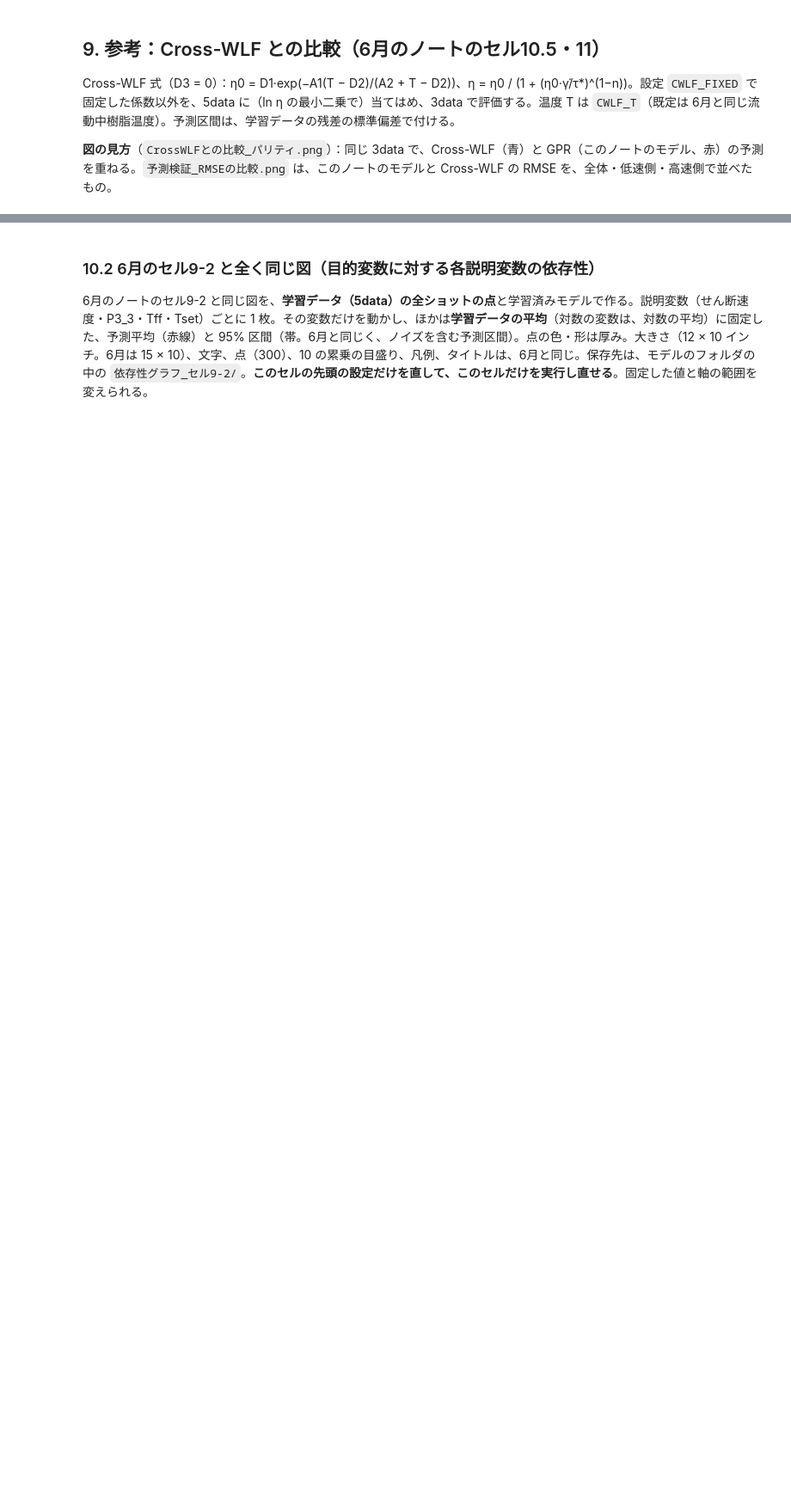
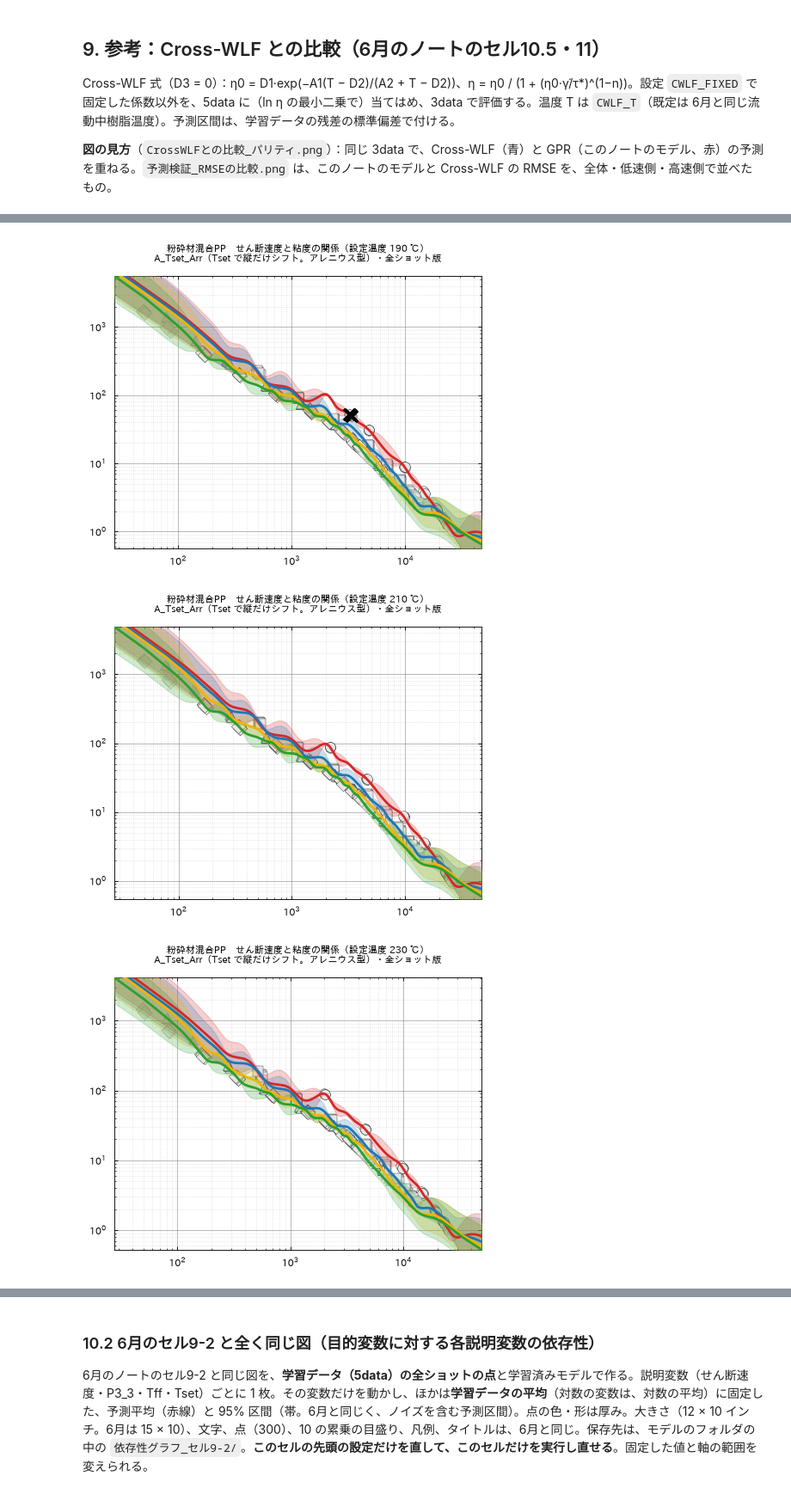
Before and after one commit to tomolist/gaussian-process3, a Jupyter notebook: 01_機械学習コードフォルダ/材料別_温度シフトファクター検討/材料別_温度シフト機械学習コード/材料別_温度シフトGPR_ARD対応Matern52＋線形＋ホワイトノイズ.ipynb, the cells around one changed output, grey strips where cells are left out. Shown at 86% size. Drawn from its saved outputs; the diff is of its cells as text; code cells hidden in the pictures; blank space fills up the shorter version.

```diff
--- a/01_機械学習コードフォルダ/材料別_温度シフトファクター検討/材料別_温度シフト機械学習コード/材料別_温度シフトGPR_ARD対応Matern52＋線形＋ホワイトノイズ.ipynb
+++ b/01_機械学習コードフォルダ/材料別_温度シフトファクター検討/材料別_温度シフト機械学習コード/材料別_温度シフトGPR_ARD対応Matern52＋線形＋ホワイトノイズ.ipynb
@@ -2335,12 +2575,14 @@ FLOW_XLIM = {"temperature": None, "thickness": None}   # 横軸（せん断速
 FLOW_YLIM = {"temperature": None, "thickness": None}   # 縦軸（粘度 [Pa·s]）の範囲。同じ書き方
 FLOW_FIGSIZE = (6, 5)             # 図の大きさ（幅, 高さ）[インチ]（6月は 15 × 10。10-15 に 12 × 10 へ変更）
 FLOW_DPI = None                     # 保存する PNG の解像度（None なら FIG_DPI〔既定 600 dpi〕）
-FLOW_FONT = {"axis": 10, "legend": 10, "title": 10, "tick": 10}   # 軸名・凡例・タイトル・目盛り数字の文字サイズ（6月のセル9-2 と同じ）
-FLOW_MARKER = 300                   # 点の大きさ（条件平均のとき。面積）
-FLOW_MARKER_SHOT = 150               # 点の大きさ（ショットごとのとき）
+FLOW_FONT = {"axis": 15, "legend": 10, "title": 10, "tick": 10}   # 軸名・凡例・タイトル・目盛り数字の文字サイズ（6月のセル9-2 と同じ）
+FLOW_MARKER = 100                   # 点の大きさ（条件平均のとき。面積）
+FLOW_MARKER_SHOT = 110               # 点の大きさ（ショットごとのとき）
 FLOW_LINE = 2.5                     # 予測線の太さ
-FLOW_POINT_COLOR = True             # データ点に色を付けるか。True：色付き（今までどおり）／False：色なし（塗りつぶしなしの黒い枠線。検証〔3data〕の点は灰色の枠線。点の形で厚み・温度を見分ける）
-FLOW_POINT_EDGE = 1.5               # 色なし（FLOW_POINT_COLOR = False）のときの、点の枠線の太さ [pt]
+FLOW_POINT_COLOR = False             # データ点に色を付けるか。True：色付き（今までどおり）／False：色なし（塗りつぶし〔FLOW_POINT_FILL〕と黒い枠線。検証〔3data〕の点は灰色の枠線。点の形で厚み・温度を見分ける）
+FLOW_POINT_EDGE = 0.3              # 点の枠線の太さ [pt]。数なら、色付き・色なしとも、すべての点（学習・検証）をその太さにする（0 で枠線なし）／None＝今までどおり（色付き：学習 0.6・検証 2.5・全厚み共通の図 0.5、色なし：1.5）
+FLOW_POINT_FILL = "0.9"               # 色なしのときの、点の塗りつぶしの色。"white"（既定）・"lightgray"・"0.8"（0＝黒〜1＝白の灰色）・"#ffe0e0" など
+FLOW_POINT_FILL_ALPHA = 1.0         # 色なしのときの、塗りつぶしの濃さ（0〜1。1 で不透明。小さくすると点の後ろの予測線・帯が透ける。枠線は不透明のまま）
 FLOW_LEGEND_SEPARATE = True         # True：凡例をグラフ本体に付けず、凡例だけを別の画像（<図の名前>_凡例.png）に保存する（全厚み共通の温度ごとの図の「固定した値」も、凡例の画像に書く）／False：グラフの中に凡例を付ける（総合図〔…_全温度〕は、どちらでも凡例を別の画像にする）
 FLOW_SHOW_TITLE = True              # タイトルを付けるか
 FLOW_SHOW_XLABEL = False            # 軸名を付けるか（6月のノートと同じく、既定は付けない）
@@ -2349,35 +2591,40 @@ FLOW_FORMATS = ["png"]              # 保存形式。"png"・"pdf"・"svg" か
 FLOW_SHOW_MODELS = [MAIN_KEY]       # 画面にも表示するモデル（全部表示すると重い）
 FLOW_EXTENDED = True                # True：軸の範囲を広げた拡張版（せん断速度_粘度_拡張版/ フォルダ。ここまでの設定はそのまま使う）も作る
 FLOW_EXT_XLIM = (1.0e2, 1.0e5)          # 拡張版の横軸（せん断速度 [1/s]）の範囲。予測線と帯は、この範囲いっぱいに描く
-FLOW_EXT_YLIM = (1, 1000.0)         # 拡張版の縦軸（粘度 [Pa·s]）の範囲
+FLOW_EXT_YLIM = (0.5, 1000.0)         # 拡張版の縦軸（粘度 [Pa·s]）の範囲
 # ==========================================
 n_saved = 0
-pt_kw = dict(point_color=FLOW_POINT_COLOR, point_edge=FLOW_POINT_EDGE, legend_separate=FLOW_LEGEND_SEPARATE)   # 点の色・枠線と、凡例を別の画像にするか（すべての図で共通）
+pt_kw = dict(point_color=FLOW_POINT_COLOR, point_edge=FLOW_POINT_EDGE, point_fill=FLOW_POINT_FILL, point_fill_alpha=FLOW_POINT_FILL_ALPHA,
+             legend_separate=FLOW_LEGEND_SEPARATE)   # 点の色・枠線・塗りつぶしと、凡例を別の画像にするか（すべての図で共通）
 for mat in FLOW_MATERIALS:
     pool = pd.concat([TRAIN[mat], TEST[mat]], ignore_index=True)
     train_c = set(TRAIN[mat]["cond"])
     for key in FLOW_MODELS:
         saved = flow_plot(FITS[(mat, key)], mat, pool, train_c, out_dir(mat, key, "せん断速度_粘度"), "せん断速度_粘度",
                           layouts=FLOW_LAYOUTS, band=FLOW_BAND, points=FLOW_POINTS, show_test=FLOW_SHOW_TEST, mark_sens=FLOW_MARK_SENS,
                           x_range=FLOW_X_RANGE, extend=FLOW_EXTEND, xlim=FLOW_XLIM, ylim=FLOW_YLIM, figsize=FLOW_FIGSIZE, dpi=FLOW_DPI, font=FLOW_FONT,
                           marker=FLOW_MARKER, marker_shot=FLOW_MARKER_SHOT, line=FLOW_LINE, show_title=FLOW_SHOW_TITLE, show_xlabel=FLOW_SHOW_XLABEL,
                           show_ylabel=FLOW_SHOW_YLABEL, formats=FLOW_FORMATS, show=SHOW_FIGS and key in FLOW_SHOW_MODELS, **pt_kw)
         n_saved += len(saved)
         if FLOW_COMMON:        # 加熱シリンダ温度ごとに、全厚みの点を重ね、厚みによらない共通の平均関数と区間を 1 本描く（6月のセル9-2 と同じ）
             saved = flow_plot_common(FITS[(mat, key)], mat, pool, train_c, out_dir(mat, key, "せん断速度_粘度"), "せん断速度_粘度", tr=TRAIN[mat],
                                      band=FLOW_BAND, points=FLOW_POINTS, common_xlim=FLOW_COMMON_XLIM, common_ylim=FLOW_COMMON_YLIM, legend_ncol=FLOW_COMMON_NCOL, x_range=FLOW_X_RANGE, extend=FLOW_EXTEND, figsize=FLOW_FIGSIZE, dpi=FLOW_DPI,
                                      font=FLOW_FONT, marker=FLOW_MARKER, marker_shot=FLOW_MARKER_SHOT, line=FLOW_LINE, show_title=FLOW_SHOW_TITLE,
                                      show_xlabel=FLOW_SHOW_XLABEL, show_ylabel=FLOW_SHOW_YLABEL, formats=FLOW_FORMATS, show=SHOW_FIGS and key in FLOW_SHOW_MODELS, **pt_kw)
             n_saved += len(saved)
         if FLOW_EXTENDED:      # 拡張版：軸の範囲だけを変えて、同じ図（厚みごと・設定温度ごと・全厚み共通・総合）を別フォルダに保存する
             ext_dir = out_dir(mat, key, "せん断速度_粘度_拡張版")
             ext_kw = dict(band=FLOW_BAND, points=FLOW_POINTS, x_range=FLOW_X_RANGE, extend=FLOW_EXTEND, figsize=FLOW_FIGSIZE, dpi=FLOW_DPI, font=FLOW_FONT, marker=FLOW_MARKER,
                           marker_shot=FLOW_MARKER_SHOT, line=FLOW_LINE, show_title=FLOW_SHOW_TITLE, show_xlabel=FLOW_SHOW_XLABEL, show_ylabel=FLOW_SHOW_YLABEL, formats=FLOW_FORMATS, show=False, **pt_kw)
             saved = flow_plot(FITS[(mat, key)], mat, pool, train_c, ext_dir, "せん断速度_粘度_拡張版", layouts=FLOW_LAYOUTS, show_test=FLOW_SHOW_TEST, mark_sens=FLOW_MARK_SENS,
                               xlim={"thickness": FLOW_EXT_XLIM, "temperature": FLOW_EXT_XLIM}, ylim={"thickness": FLOW_EXT_YLIM, "temperature": FLOW_EXT_YLIM}, **ext_kw)
             n_saved += len(saved)
             if FLOW_COMMON:
                 saved = flow_plot_common(FITS[(mat, key)], mat, pool, train_c, ext_dir, "せん断速度_粘度_拡張版", tr=TRAIN[mat], common_xlim=FLOW_EXT_XLIM, common_ylim=FLOW_EXT_YLIM,
                                          legend_ncol=FLOW_COMMON_NCOL, **ext_kw)
                 n_saved += len(saved)
 print(f"保存した図：{n_saved} 枚（凡例だけの画像を含む。モデルのフォルダの せん断速度_粘度/ と せん断速度_粘度_拡張版/）")
+# %% [output]
+[figure, added]
+[figure, added]
+[figure, added]
```
Also changed, not shown: parts of 25 cells of this notebook, 25 other files.
